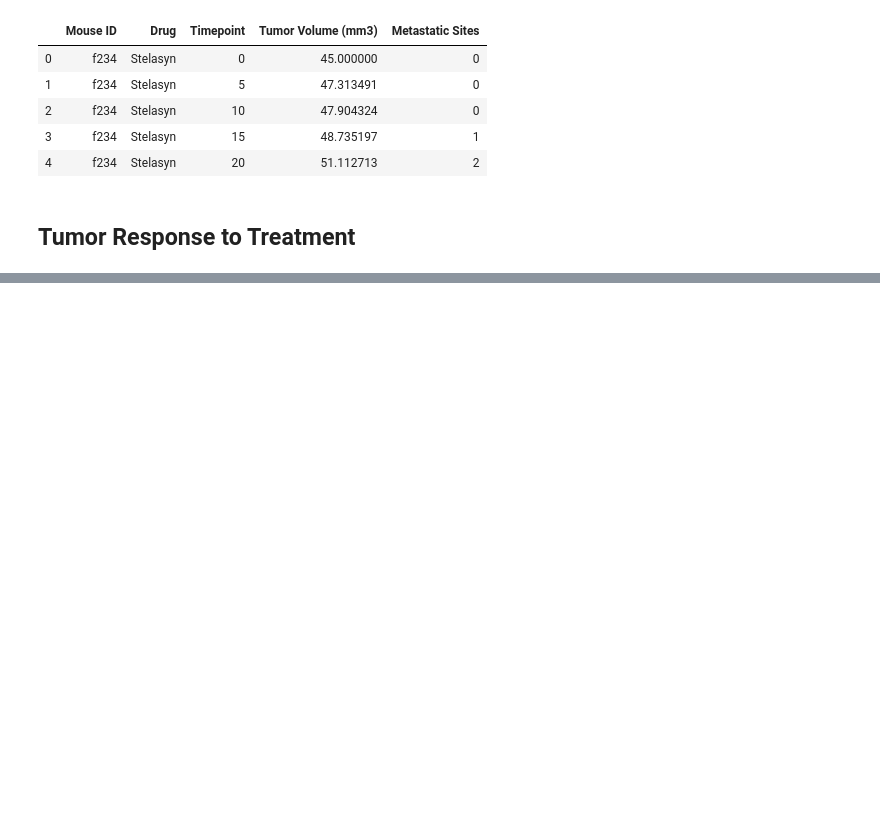
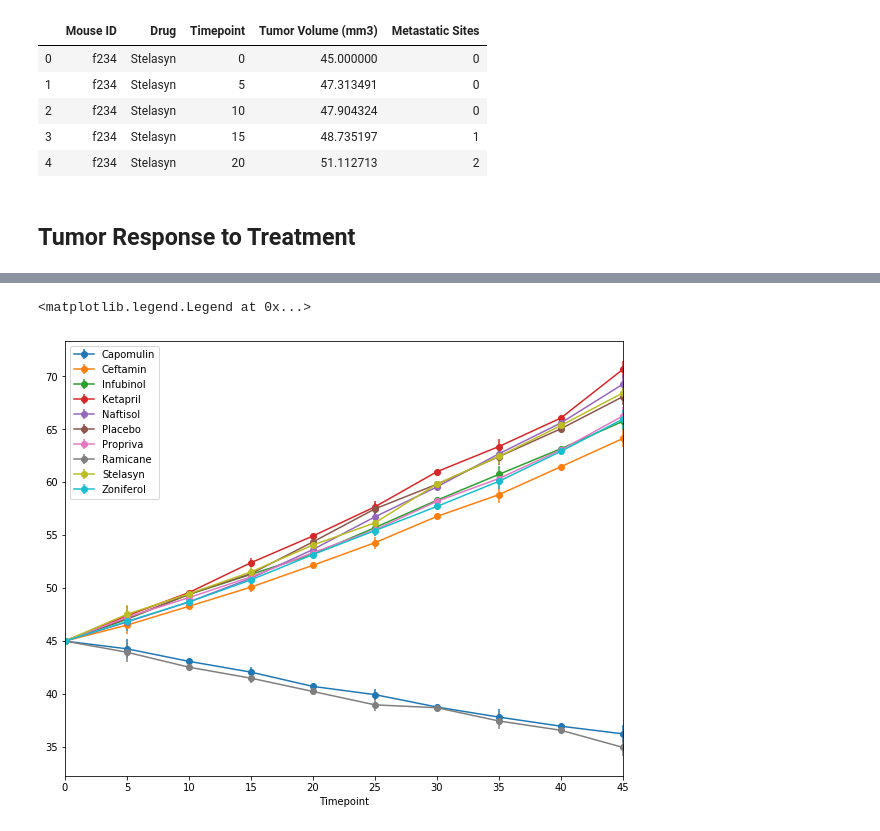
Before and after one commit to speculadora1/matplotlib-challenge, a Jupyter notebook: Pymaceuticals/pymaceuticals.ipynb, the cells around one changed output, grey strips where cells are left out. Cells and saved outputs as stored; diff of their text form; code cells hidden in the pictures; blank space fills up the shorter version.

Commit message:
Updated code up to size over time plot

```diff
--- a/Pymaceuticals/pymaceuticals.ipynb
+++ b/Pymaceuticals/pymaceuticals.ipynb
@@ -52,6 +52,10 @@ tumorMeans.head()
 # %%
 # Store the Standard Error of Tumor Volumes Grouped by Drug and Timepoint
+tumorErrors = trialsGroups["Tumor Volume (mm3)"].sem()
 
 # Convert to DataFrame
+tumorErrors = pd.DataFrame(tumorErrors)
 
 # Preview DataFrame
+tumorErrors = tumorErrors.reset_index()
+tumorErrors.head()
@@ -57,0 +69,8 @@ tumorMeans.head()
+# %%
+# Minor Data Munging to Re-Format the Data Frames
+tumorMeans = tumorMeans.pivot(index = "Timepoint",
+                             columns = "Drug",
+                             values = "Tumor Volume (mm3)")
+
+# Preview that Reformatting worked
+tumorMeans.head()
@@ -57,0 +85,14 @@ tumorMeans.head()
+# %%
+# Generate the Plot (with Error Bars)
+tumorMeans.plot(xticks = tumorMeans.index,
+                marker = "o",
+                figsize = (10,8),
+                yerr = tumorErrors["Tumor Volume (mm3)"],
+                )
+plt.legend(loc = "upper left",
+           prop={'size': 10})
+
+# Save the Figure
+# %% [output]
+<matplotlib.legend.Legend at 0x...>
+[figure, added]
```
Also changed, not shown: parts of 3 cells of this notebook, 1 other file.
